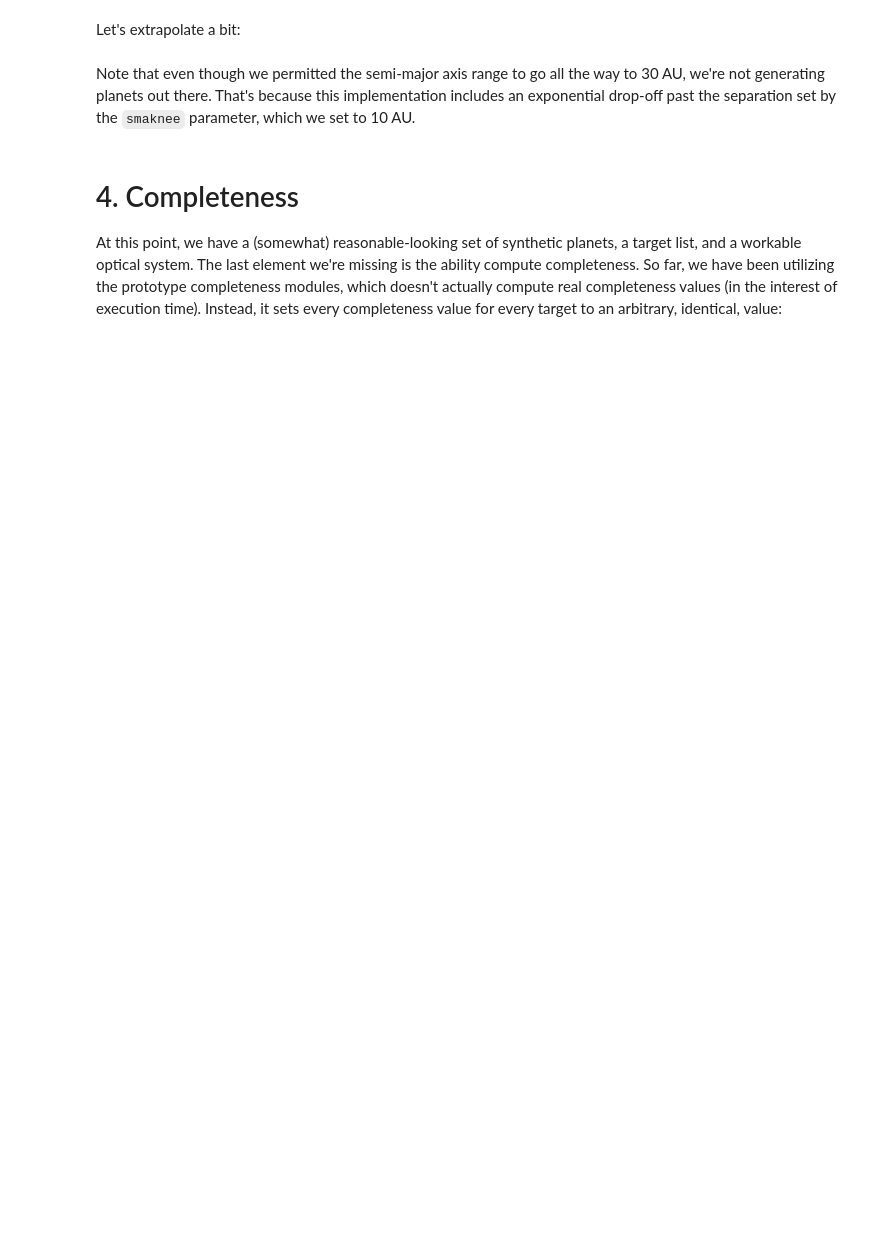
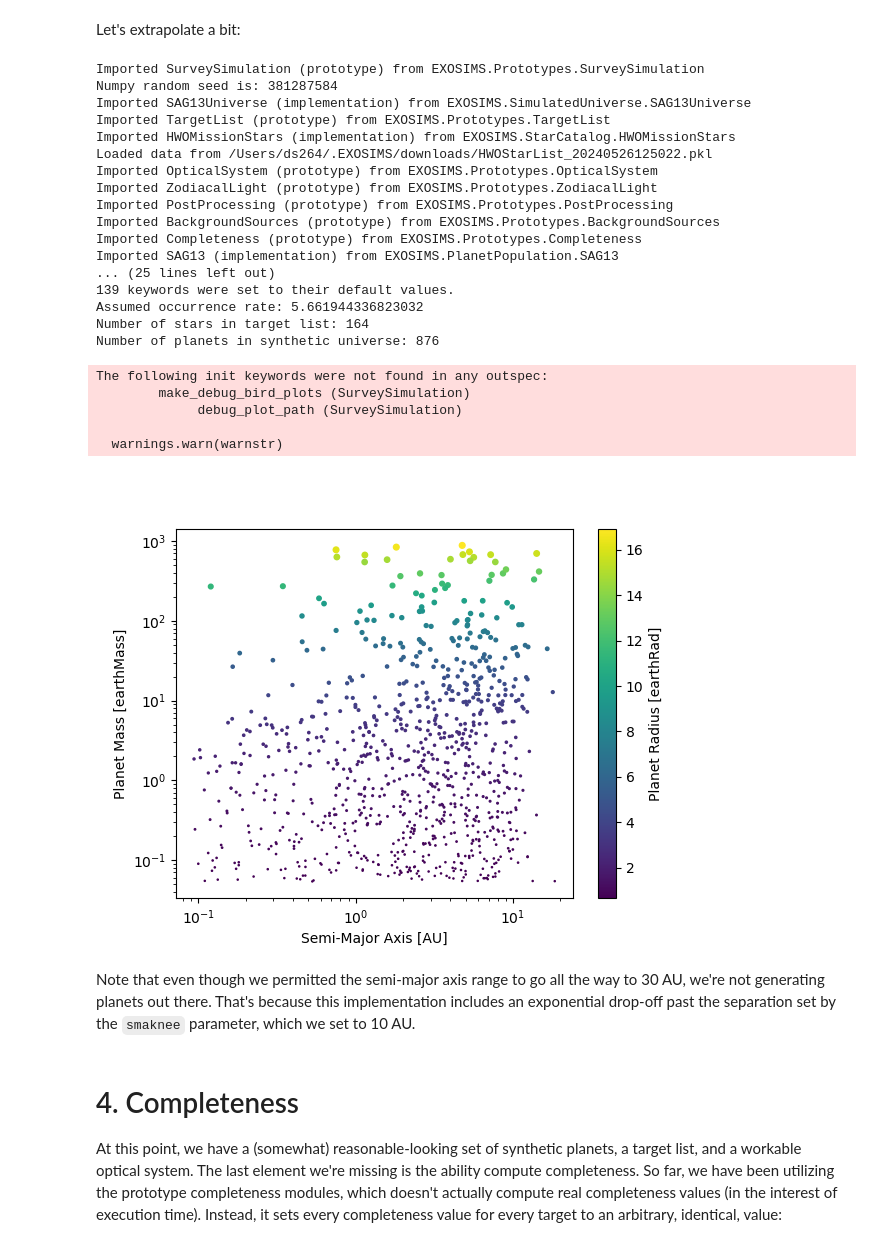
Before and after one commit to dsavransky/YieldModelingWorkshopTutorial, a Jupyter notebook: Notebooks/EXOSIMS_tutorial1.ipynb, the cells around one changed output. Saved outputs shown, nothing was run; the diff lists cells and outputs as text; code cells hidden in the pictures; blank space fills up the shorter version.

```diff
--- a/Notebooks/EXOSIMS_tutorial1.ipynb
+++ b/Notebooks/EXOSIMS_tutorial1.ipynb
@@ -275,24 +514,48 @@ Let's extrapolate a bit:
 # %%
 specs5 = copy.deepcopy(specs4)
 specs5["arange"] = [0.09084645, 30]
 specs5["smaknee"] = 10
 sim5 = EXOSIMS.MissionSim.MissionSim(**copy.deepcopy(specs5))
 print(f"Assumed occurrence rate: {sim5.PlanetPopulation.eta}")
 print(f"Number of stars in target list: {sim5.TargetList.nStars}")
 print(f"Number of planets in synthetic universe: {sim5.SimulatedUniverse.nPlans}")
 
 fig, ax = plt.subplots()
 pts = ax.scatter(
     sim5.SimulatedUniverse.a,
     sim5.SimulatedUniverse.Mp,
-    s=sim5.SimulatedUniverse.Rp,
-    c=sim5.SimulatedUniverse.Rp,
+    s=sim5.SimulatedUniverse.Rp.value,
+    c=sim5.SimulatedUniverse.Rp.value,
 )
 ax.set_xscale("log")
 ax.set_yscale("log")
 ax.set_ylabel(f"Planet Mass [{sim5.SimulatedUniverse.Mp.unit}]")
 ax.set_xlabel(f"Semi-Major Axis [{sim5.SimulatedUniverse.a.unit}]")
 plt.colorbar(pts, label=f"Planet Radius [{sim5.SimulatedUniverse.Rp.unit}]");
+# %% [output]
+Imported SurveySimulation (prototype) from EXOSIMS.Prototypes.SurveySimulation
+Numpy random seed is: 381287584
+Imported SAG13Universe (implementation) from EXOSIMS.SimulatedUniverse.SAG13Universe
+Imported TargetList (prototype) from EXOSIMS.Prototypes.TargetList
+Imported HWOMissionStars (implementation) from EXOSIMS.StarCatalog.HWOMissionStars
+Loaded data from /Users/ds264/.EXOSIMS/downloads/HWOStarList_20240526125022.pkl
+Imported OpticalSystem (prototype) from EXOSIMS.Prototypes.OpticalSystem
+Imported ZodiacalLight (prototype) from EXOSIMS.Prototypes.ZodiacalLight
+Imported PostProcessing (prototype) from EXOSIMS.Prototypes.PostProcessing
+Imported BackgroundSources (prototype) from EXOSIMS.Prototypes.BackgroundSources
+Imported Completeness (prototype) from EXOSIMS.Prototypes.Completeness
+Imported SAG13 (implementation) from EXOSIMS.PlanetPopulation.SAG13
+... (25 lines left out)
+139 keywords were set to their default values.
+Assumed occurrence rate: 5.661944336823032
+Number of stars in target list: 164
+Number of planets in synthetic universe: 876
+The following init keywords were not found in any outspec:
+        make_debug_bird_plots (SurveySimulation)
+             debug_plot_path (SurveySimulation)
+
+  warnings.warn(warnstr)
+[figure, added]
 # %% [markdown]
 Note that even though we permitted the semi-major axis range to go all the way to 30 AU, we're not generating planets out there.  That's because this implementation includes an exponential drop-off past the separation set by the ``smaknee`` parameter, which we set to 10 AU.
 # %% [markdown]
```
Also changed, not shown: parts of 43 cells of this notebook, 1 other file.
